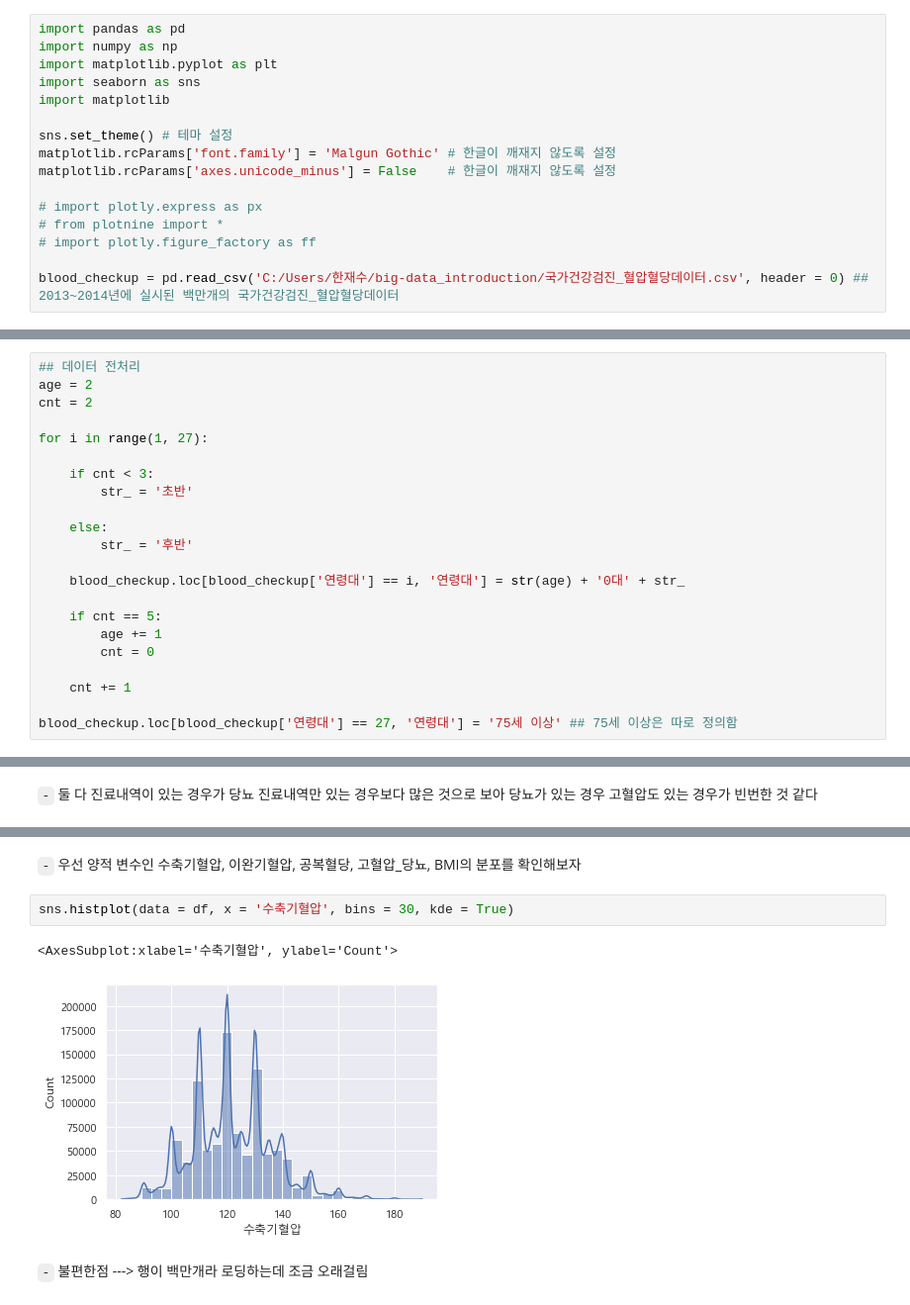
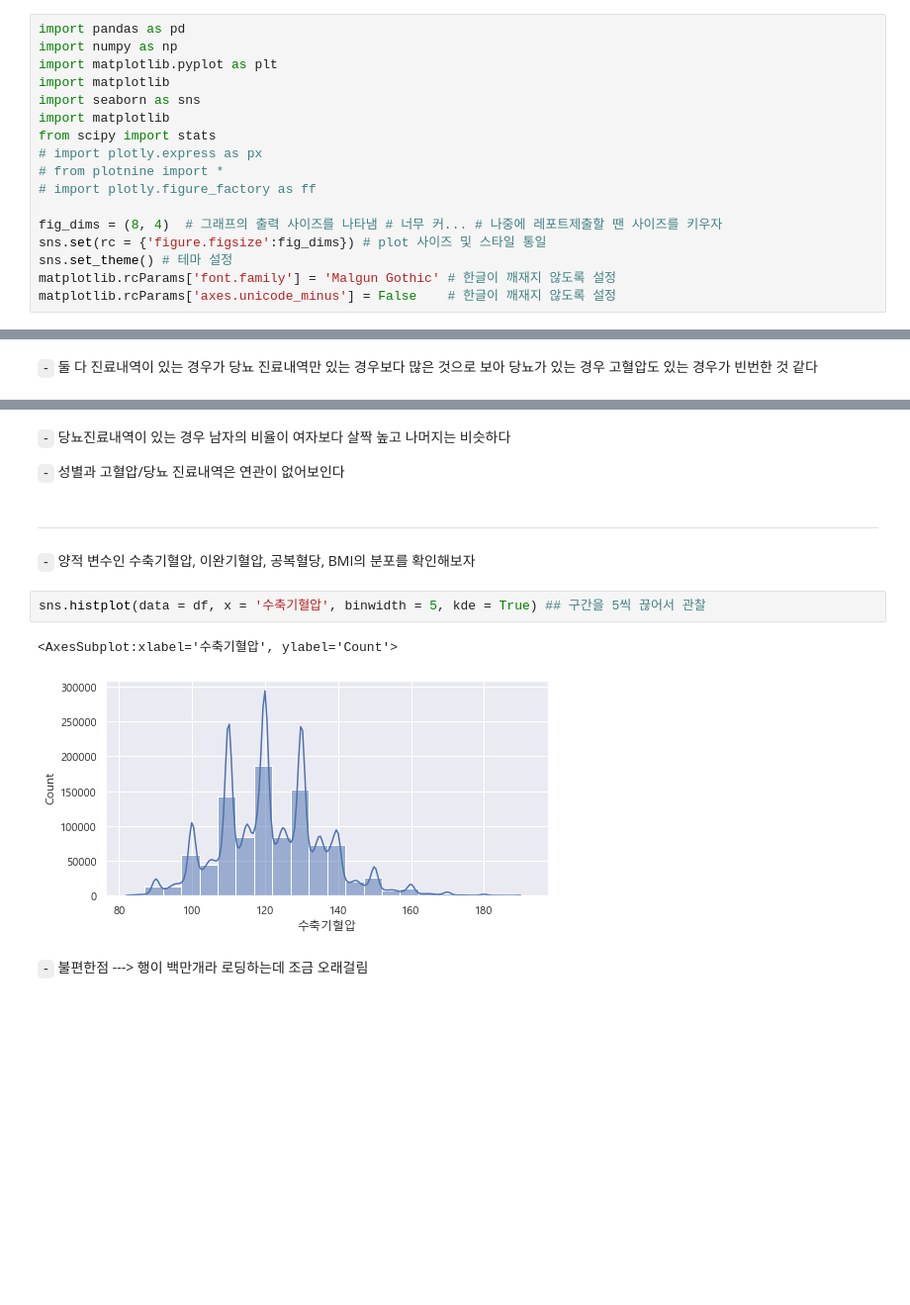
Before and after one commit to Jaesu26/study-blog, a Jupyter notebook: _notebooks/2021-10-01-혈압혈당데이터분석.ipynb, the cells around one changed output, grey strips where cells are left out. Shown at 99% size. Drawn from its saved outputs; the diff is of its cells as text; blank space fills up the shorter version.

Commit message:
Update 2021-10-01-혈압혈당데이터분석.ipynb
Update the contents

```diff
--- a/_notebooks/2021-10-01-혈압혈당데이터분석.ipynb
+++ b/_notebooks/2021-10-01-혈압혈당데이터분석.ipynb
@@ -19,15 +19,16 @@
 import pandas as pd
 import numpy as np
 import matplotlib.pyplot as plt
+import matplotlib
 import seaborn as sns
 import matplotlib
-
-sns.set_theme() # 테마 설정
-matplotlib.rcParams['font.family'] = 'Malgun Gothic' # 한글이 깨재지 않도록 설정
-matplotlib.rcParams['axes.unicode_minus'] = False    # 한글이 깨재지 않도록 설정
-
+from scipy import stats
 # import plotly.express as px
 # from plotnine import *
 # import plotly.figure_factory as ff
 
-blood_checkup = pd.read_csv('C:/Users/한재수/big-data_introduction/국가건강검진_혈압혈당데이터.csv', header = 0) ## 2013~2014년에 실시된 백만개의 국가건강검진_혈압혈당데이터
+fig_dims = (8, 4)  # 그래프의 출력 사이즈를 나타냄 # 너무 커... # 나중에 레포트제출할 땐 사이즈를 키우자
+sns.set(rc = {'figure.figsize':fig_dims}) # plot 사이즈 및 스타일 통일
+sns.set_theme() # 테마 설정
+matplotlib.rcParams['font.family'] = 'Malgun Gothic' # 한글이 깨재지 않도록 설정
+matplotlib.rcParams['axes.unicode_minus'] = False    # 한글이 깨재지 않도록 설정
@@ -102,22 +110,0 @@ blood_checkup.head(6)
-# %%
-## 데이터 전처리
-age = 2
-cnt = 2
-
-for i in range(1, 27):
-
-    if cnt < 3:
-        str_ = '초반'
-
-    else:
-        str_ = '후반'
-
-    blood_checkup.loc[blood_checkup['연령대'] == i, '연령대'] = str(age) + '0대' + str_
-
-    if cnt == 5:
-        age += 1
-        cnt = 0
-
-    cnt += 1
-
-blood_checkup.loc[blood_checkup['연령대'] == 27, '연령대'] = '75세 이상' ## 75세 이상은 따로 정의함
@@ -277,10 +259,16 @@ DIS_table
+# %% [markdown]
+`-` 당뇨진료내역이 있는 경우 남자의 비율이 여자보다 살짝 높고 나머지는 비슷하다
+
+`-` 성별과 고혈압/당뇨 진료내역은 연관이 없어보인다
+# %% [markdown]
+---
 # %% [markdown]
-`-` 우선 양적 변수인 수축기혈압, 이완기혈압,	공복혈당, 고혈압_당뇨, BMI의 분포를 확인해보자
+`-` 양적 변수인 수축기혈압, 이완기혈압, 공복혈당, BMI의 분포를 확인해보자
 # %%
-sns.histplot(data = df, x = '수축기혈압', bins = 30, kde = True)
+sns.histplot(data = df, x = '수축기혈압', binwidth = 5, kde = True) ## 구간을 5씩 끊어서 관찰
 # %% [output]
 <AxesSubplot:xlabel='수축기혈압', ylabel='Count'>
-[figure, old version]
+[figure, new version]
 # %% [markdown]
 `-` 불편한점 ---> 행이 백만개라 로딩하는데 조금 오래걸림
 # %% [markdown]
```
Also changed, not shown: parts of 57 cells of this notebook.
